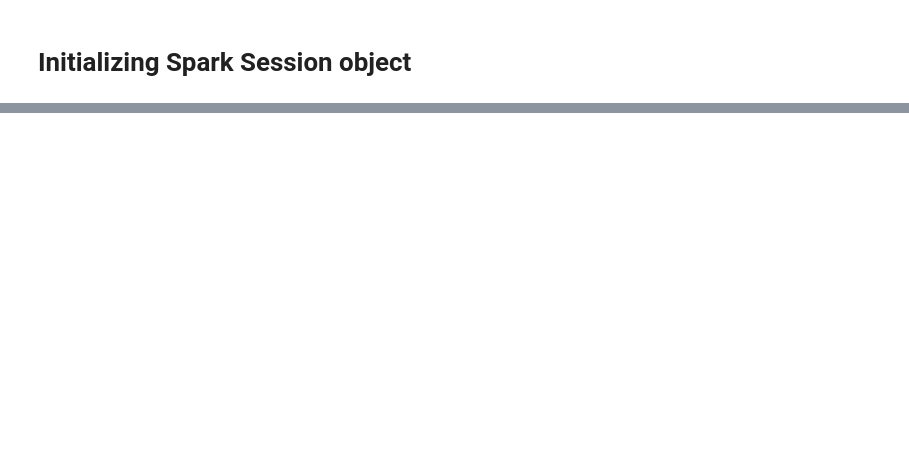
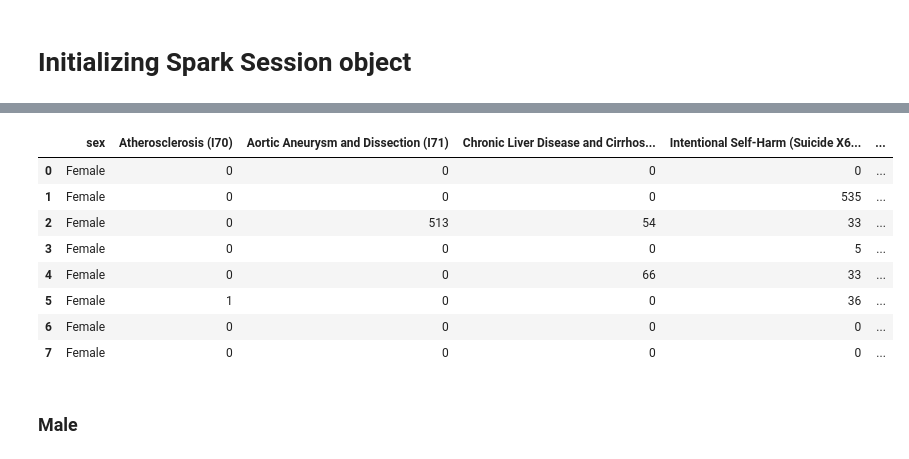
Before and after one commit to kaumil/event_data_analysis_spark_elasticsearch, a Jupyter notebook: spark_conf/spark_notebook.ipynb, the cells around one changed output, grey strips where cells are left out. Drawn from its saved outputs; the diff is of its cells as text; code cells hidden in the pictures; blank space fills up the shorter version.

```diff
--- a/spark_conf/spark_notebook.ipynb
+++ b/spark_conf/spark_notebook.ipynb
@@ -398,0 +518,16 @@ for index,index_name,reset_index_condition in zip(indices,index_names,reset_indi
+# %%
+min_cols = list(set(row.MIN.replace("_pct_change","") for row in find_min_cols(leading_cause_female_pivot_pct_change).collect()))
+leading_cause_female_pivot_pct_change_data = leading_cause_female_pivot_pct_change.select(list(min_cols))
+leading_cause_female_pivot_pct_change_data.toPandas()
+# %% [output]
+|  | sex | Atherosclerosis (I70) | Aortic Aneurysm and Dissection (I71) | Chronic Liver Disease and Cirrhos... | Intentional Self-Harm (Suicide X6... | ... |
+| 0 | Female | 0 | 0 | 0 | 0 | ... |
+| 1 | Female | 0 | 0 | 0 | 535 | ... |
+| 2 | Female | 0 | 513 | 54 | 33 | ... |
+| 3 | Female | 0 | 0 | 0 | 5 | ... |
+| 4 | Female | 0 | 0 | 66 | 33 | ... |
+| 5 | Female | 1 | 0 | 0 | 36 | ... |
+| 6 | Female | 0 | 0 | 0 | 0 | ... |
+| 7 | Female | 0 | 0 | 0 | 0 | ... |
+# %% [markdown]
+### Male
```
Also changed, not shown: parts of 84 cells of this notebook, 28 other files.
